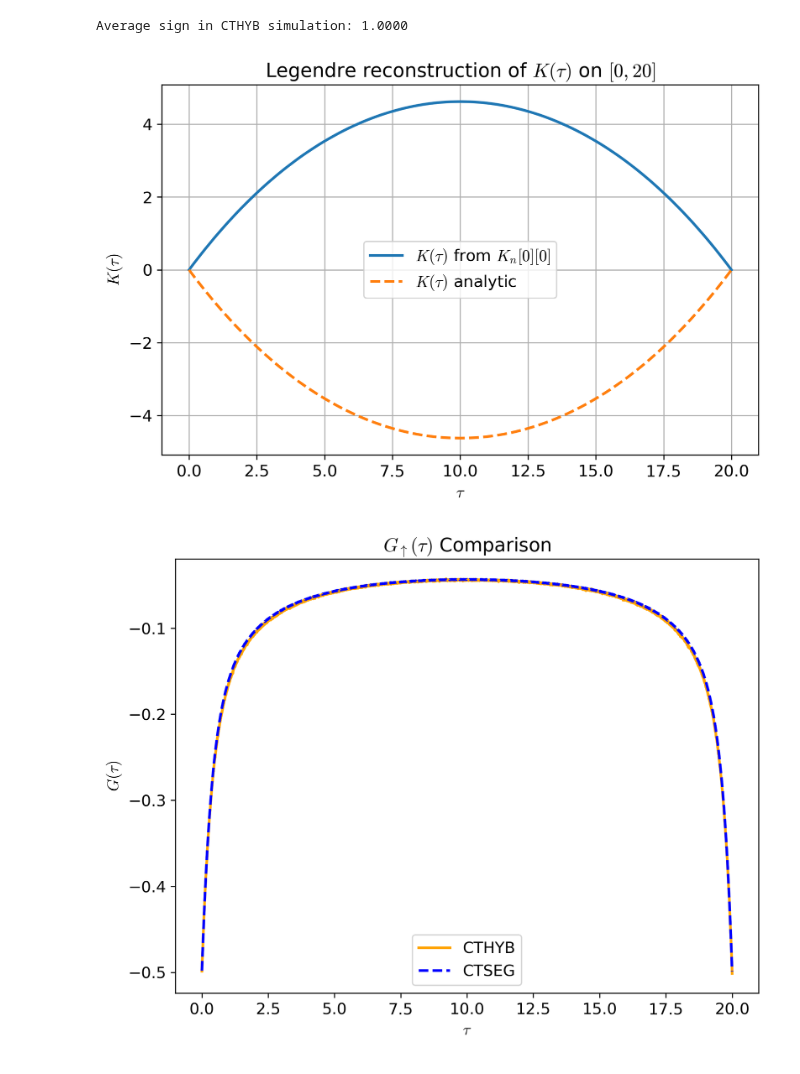
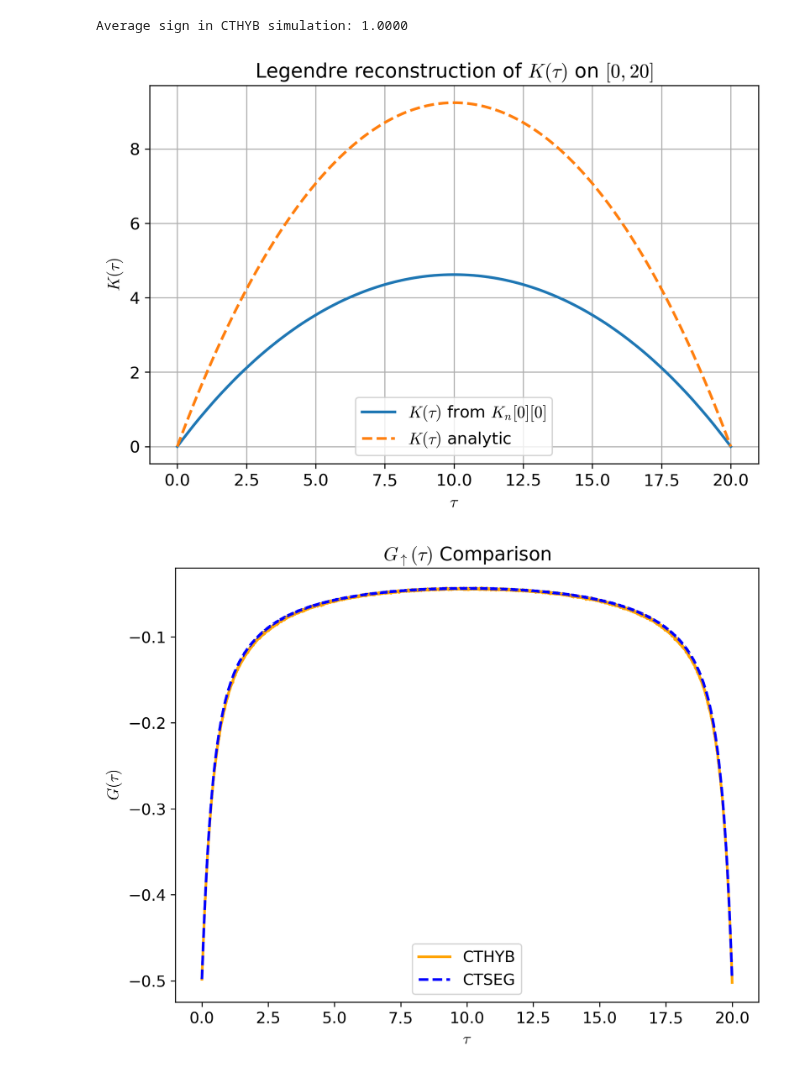
Before and after one commit to andrewkhardy/cthyb, a Jupyter notebook: benchmark/dynamic_int/CTHYB_Benchmarking_Minimal.ipynb, the cells around one changed output. Saved outputs shown, nothing was run; the diff lists cells and outputs as text; code cells hidden in the pictures.

```diff
--- a/benchmark/dynamic_int/CTHYB_Benchmarking_Minimal.ipynb
+++ b/benchmark/dynamic_int/CTHYB_Benchmarking_Minimal.ipynb
@@ -18,7 +18,7 @@ data_loc = "/home/andrewhardy/Documents/Data/CTHYB_Data"
 #f_cthyb = f"{data_loc}/cthyb_lambda--0.05-U-4.0_b-20.0_nw-100000_mins-22_lf=True.h5"
 #f_cthyb = f"{data_loc}/cthyb_lambda--0.05-U-4.0_b-20.0_nw-100000_mins-22_lf=False.h5"
 f_cthyb = f"{data_loc}/cthyb_lambda--0.1-U-4.0_b-20.0_nw-100000_mins-22_lf=True.h5"
-f_cthyb = f"{data_loc}/cthyb_lambda-0.2-U-4.0_b-20.0_nw-1000000_mins-40_lf=True.h5"
+f_cthyb = f"{data_loc}/cthyb_lambda-0.1-U-4.0_b-20.0_nw-100000_mins-40_lf=True.h5"
 
 #f_cthyb = f"{data_loc}/cthyb_lambda--0.05-U-4.0_b-20.0_nw-500000_mins-10_lf=True.h5"
 
@@ -43,31 +43,31 @@ def analytic_K(tau, L, w0, beta):
 # %%
 import numpy as np
 import matplotlib.pyplot as plt
 from scipy.special import eval_legendre
 
 # Coefficients of the Legendre expansion for the (up, up) block
 coeffs = np.asarray(K_n[0][0]).real
 
 # Evaluate the shifted Legendre series on tau in [0, 10]
 beta_eval = 20.0
 tau_mesh = np.linspace(0.0, beta_eval, 400)
 x_mesh = 2.0 * tau_mesh / beta_eval - 1.0
 
 K_tau = np.zeros_like(tau_mesh, dtype=float)
 for n, c_n in enumerate(coeffs):
     K_tau += c_n * eval_legendre(n, x_mesh)
-K_anal = analytic_K(tau_mesh, L=-0.1, w0=0.1, beta=beta_eval)
+K_anal = analytic_K(tau_mesh, L=0.2, w0=0.1, beta=beta_eval)
 plt.figure(figsize=(8, 5))
 plt.plot(tau_mesh, K_tau, linewidth=2.0, label=r'$K(\tau)$ from $K_n[0][0]$')
 plt.plot(tau_mesh, K_anal, linestyle = '--', linewidth=2.0, label=r'$K(\tau)$ analytic')
 plt.xlabel(r'$\tau$')
 plt.ylabel(r'$K(\tau)$')
 plt.title(r'Legendre reconstruction of $K(\tau)$ on $[0, 20]$')
 plt.grid(True)
 plt.legend()
 plt.show()
 # %% [output]
-[figure, old version]
+[figure, new version]
 # %%
 plt.figure(figsize=(8, 6))
 oplot(G_tau_hyb["up"].real.real,"-", color="orange", linewidth=2.0, label="CTHYB")
```
Also changed, not shown: parts of 4 cells of this notebook, 1 other file.
